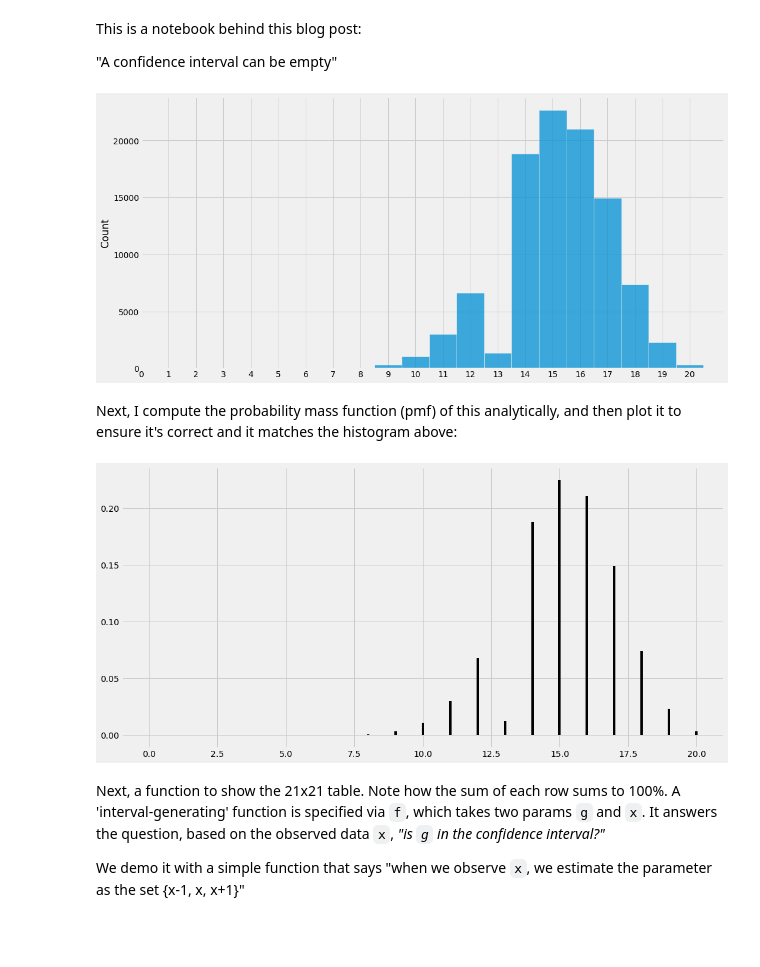
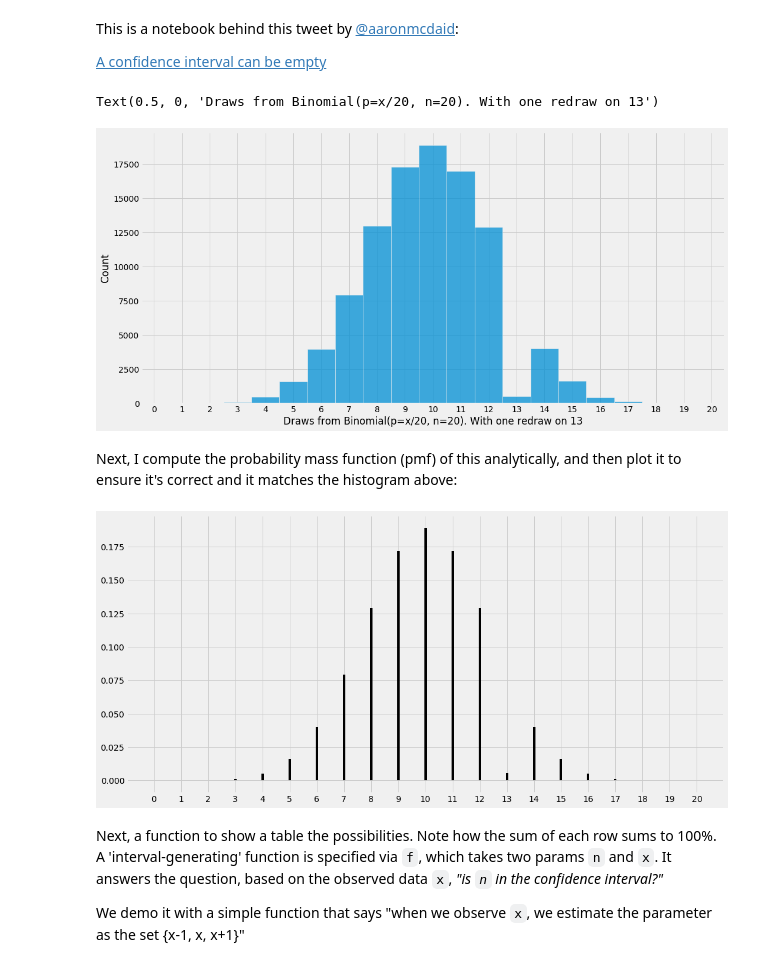
Before and after one commit to aaronmcdaid/aaronmcdaid.github.io, a Jupyter notebook: blog.posts/2020-11-27-empty-confidence-intervals/Confidence Intervals can be empty.ipynb, the cells around one changed output. Cells and saved outputs as stored; diff of their text form; code cells hidden in the pictures; blank space fills up the shorter version.

Commit message:
Confidence Intervals can be empty.ipynb: Ready to tweet this now

```diff
--- a/blog.posts/2020-11-27-empty-confidence-intervals/Confidence Intervals can be empty.ipynb
+++ b/blog.posts/2020-11-27-empty-confidence-intervals/Confidence Intervals can be empty.ipynb
@@ -1,7 +1,7 @@
 # %% [markdown]
-This is a notebook behind this blog post:
+This is a notebook behind this tweet by [@aaronmcdaid](http://twitter.com/aaronmcdaid):
 
-   "A confidence interval can be empty"
+   [A confidence interval can be empty](http://twitter.com/aaronmcdaid)
 # %%
 from IPython.display import display, Markdown
 import matplotlib.pyplot as plt
@@ -14,42 +15,43 @@ plt.style.use('fivethirtyeight') # 538 style
 # %%
 # Function to simulate the mechanism many times
 
-def gen(g, m):
-    # g is an integer between 0 and 20, inclusive
-    #
-    # repeat this 'm' times:
-    #   - generate a binomial(n=20, p=g/20)
-    #   - ..but if it's 13, then try again once.
-    # 13 is possible, but unlikely, under this scheme
-    x = np.random.binomial(n=20, p=g/20, size=m)
-    num_thirteens = (x==13).sum()
-    replacements = np.random.binomial(n=20, p=g/20, size=num_thirteens)
-    x[x==13] = replacements
+unlucky = 13 # not 13
+
+def gen(n, m):
+    rvs = binom(n=20, p=n/20).rvs
+    x = rvs(size=m)
+    num_thirteens = (x==unlucky).sum()
+    replacements = rvs(size=num_thirteens)
+    x[x==unlucky] = replacements
     return x
 
-x = gen(15, 100000)
+x = gen(10, 100000)
 sns.histplot(x, discrete=True)
 plt.xticks(np.arange(0,20.5));
+plt.xlabel('Draws from Binomial(p=x/20, n=20). With one redraw on 13')
 # %% [output]
+Text(0.5, 0, 'Draws from Binomial(p=x/20, n=20). With one redraw on 13')
-[figure, old version]
+[figure, new version]
 # %% [markdown]
 Next, I compute the probability mass function (pmf) of this analytically, and then plot it to ensure it's correct and it matches the histogram above:
 # %%
-def pmf(g):
+def pmf(n):
     # returns a vector of length 21, giving the probabilities of each of the 21 possible outcomes
-    p13 = binom.pmf(13, n=20, p=g/20)
+    pmf = binom(n=20, p=n/20).pmf
+    p13 = pmf(unlucky)
     # each number, other than 13, can occur two different ways: either directly, or after 13 is chosen the first time
-    p = binom.pmf(k = np.arange(0,20.5), n=20, p=g/20) * (1+p13)
-    p[13] = p13*p13
-    assert 0.9999999 < p.sum() <= 1.0
+    p = pmf(k = np.arange(0,20.5)) * (1+p13)
+    p[unlucky] = p13*p13
+    assert 0.9999999 < p.sum() <= 1.000000001, p.sum()
     return p
 
-plt.vlines(range(0,21), 0, pmf(15));
+plt.vlines(range(0,21), 0, pmf(10));
+plt.xticks(np.arange(0,20.5));
 # %% [output]
-[figure, old version]
+[figure, new version]
 # %% [markdown]
-Next, a function to show the 21x21 table. Note how the sum of each row sums to 100%.
-A 'interval-generating' function is specified via `f`, which takes two params `g` and `x`. It answers the question, based on the observed data `x`,  _"is `g` in the confidence interval?"_
+Next, a function to show a table the possibilities. Note how the sum of each row sums to 100%.
+A 'interval-generating' function is specified via `f`, which takes two params `n` and `x`. It answers the question, based on the observed data `x`,  _"is `n` in the confidence interval?"_
 
 We demo it with a simple function that says "when we observe `x`, we estimate the parameter as the set {x-1, x, x+1}"
 # %%
```
Also changed, not shown: parts of 9 cells of this notebook.
